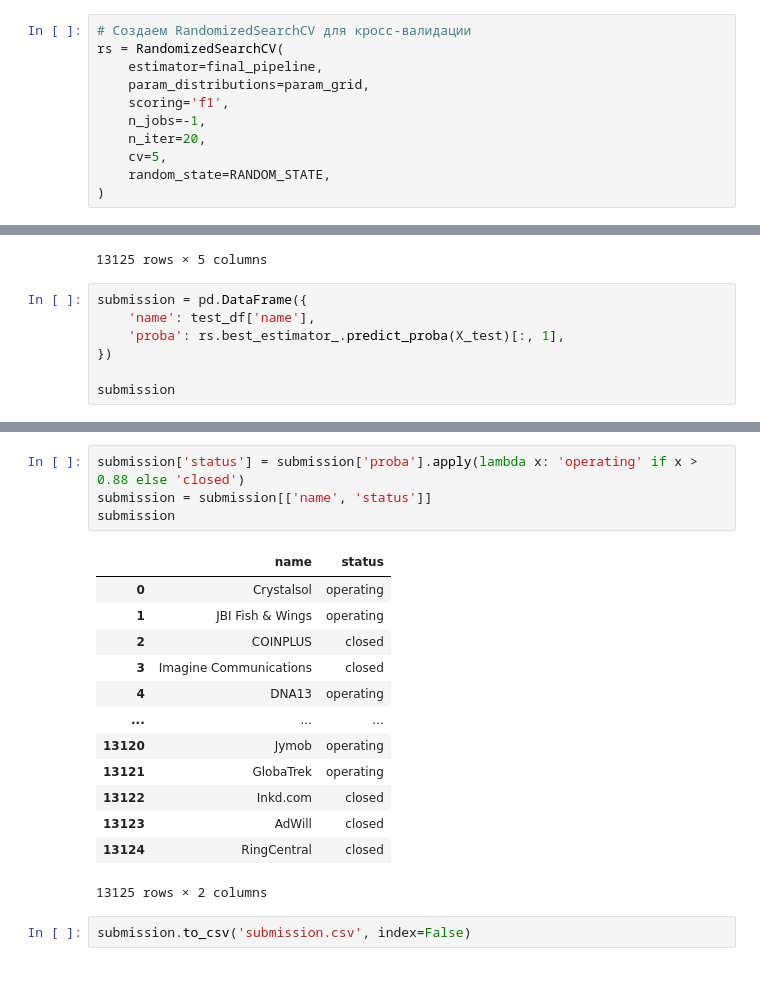
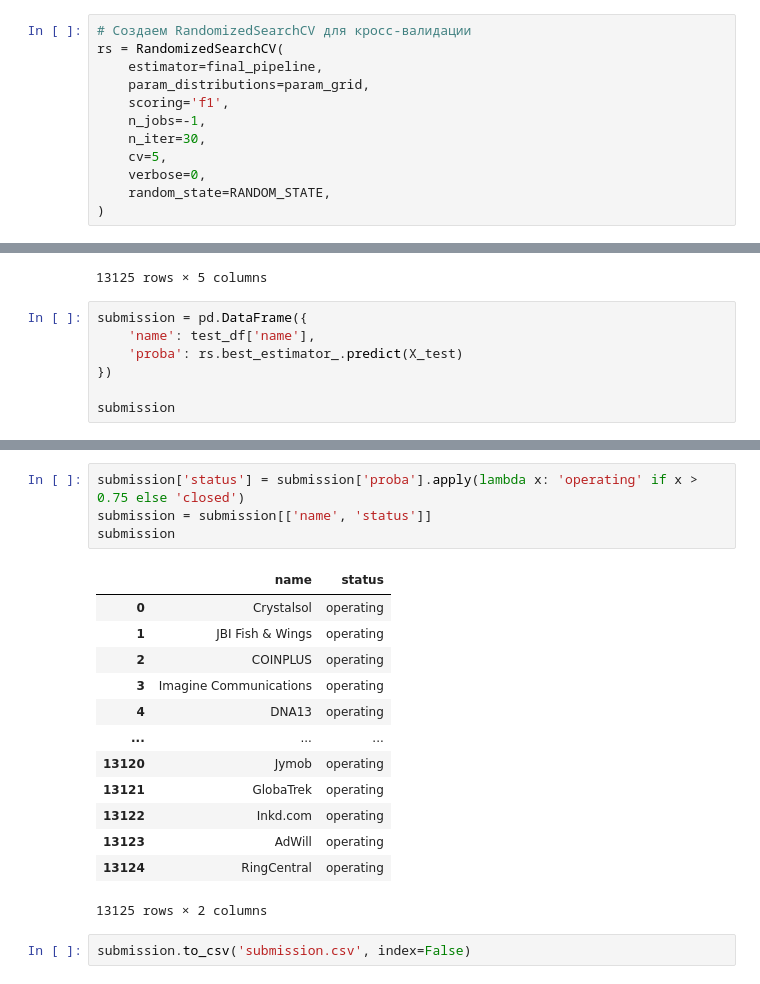
Before and after one commit to Moncervers/startup_closure_prediction, a Jupyter notebook: startup_close_prediction.ipynb, the cells around one changed output, grey strips where cells are left out. Saved outputs shown, nothing was run; the diff lists cells and outputs as text.

```diff
--- a/startup_close_prediction.ipynb
+++ b/startup_close_prediction.ipynb
@@ -1058,8 +1058,9 @@ rs = RandomizedSearchCV(
     param_distributions=param_grid,
     scoring='f1',
     n_jobs=-1,
-    n_iter=20,
+    n_iter=30,
     cv=5,
+    verbose=0,
     random_state=RANDOM_STATE,
 )
 # %%
@@ -1537,7 +1517,7 @@ X_test
 # %%
 submission = pd.DataFrame({
     'name': test_df['name'],
-    'proba': rs.best_estimator_.predict_proba(X_test)[:, 1],
+    'proba': rs.best_estimator_.predict(X_test)
 })
 
 submission
@@ -1567,20 +1547,20 @@ print(f"Новые категории в тесте: {new_categories}")
 # %%
-submission['status'] = submission['proba'].apply(lambda x: 'operating' if x > 0.88 else 'closed')
+submission['status'] = submission['proba'].apply(lambda x: 'operating' if x > 0.75 else 'closed')
 submission = submission[['name', 'status']]
 submission
 # %% [output]
 |  | name | status |
 | 0 | Crystalsol | operating |
 | 1 | JBI Fish & Wings | operating |
-| 2 | COINPLUS | closed |
-| 3 | Imagine Communications | closed |
+| 2 | COINPLUS | operating |
+| 3 | Imagine Communications | operating |
 | 4 | DNA13 | operating |
 | ... | ... | ... |
 | 13120 | Jymob | operating |
 | 13121 | GlobaTrek | operating |
-| 13122 | Inkd.com | closed |
-| 13123 | AdWill | closed |
-| 13124 | RingCentral | closed |
+| 13122 | Inkd.com | operating |
+| 13123 | AdWill | operating |
+| 13124 | RingCentral | operating |
 13125 rows × 2 columns
 # %%
 submission.to_csv('submission.csv', index=False)
```
Also changed, not shown: parts of 24 cells of this notebook.
